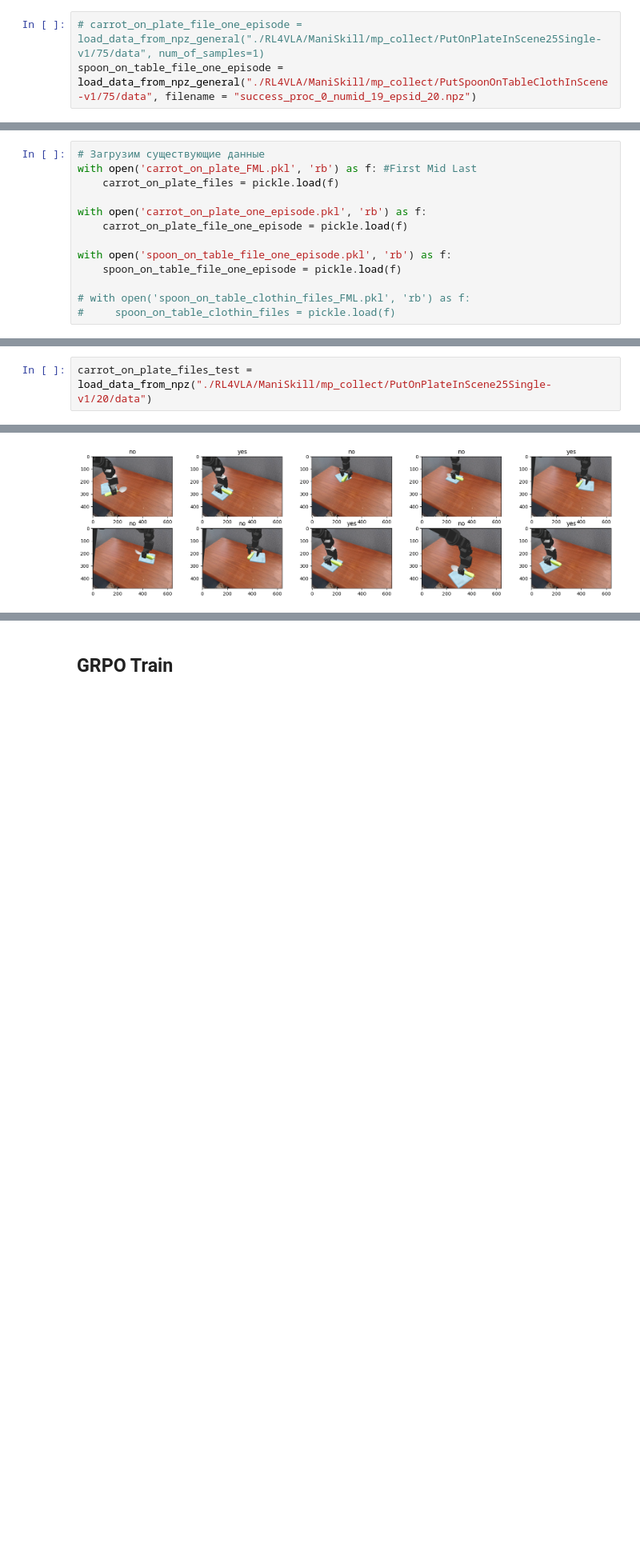
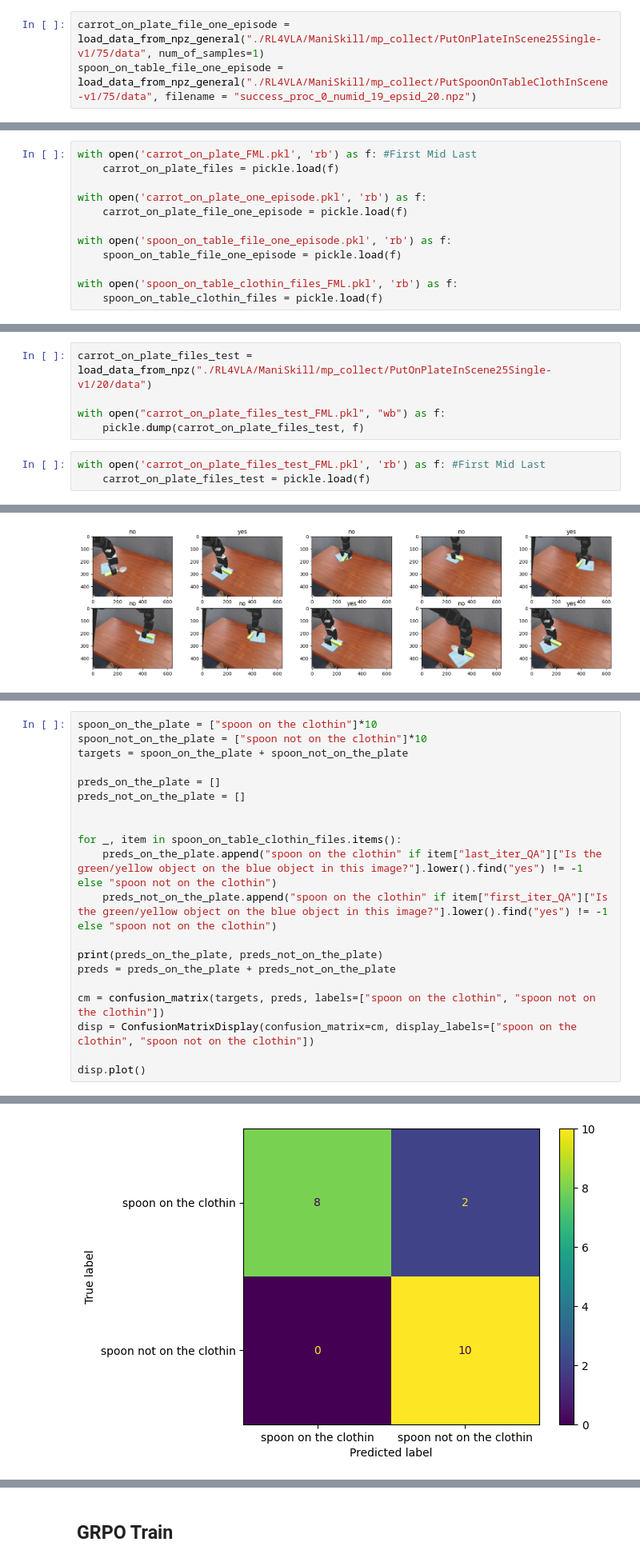
Before and after one commit to MrAnton07/VLA_MIPT, a Jupyter notebook: SmolVLA.ipynb, the cells around one changed output, grey strips where cells are left out. Shown at 80% size. Drawn from its saved outputs; the diff is of its cells as text; blank space fills up the shorter version.

````diff
--- a/SmolVLA.ipynb
+++ b/SmolVLA.ipynb
@@ -95,7 +130,7 @@ def load_data_from_npz_general(path = None, num_of_samples = None, filename = Fa
 carrot_on_plate_files = load_data_from_npz("./RL4VLA/ManiSkill/mp_collect/PutOnPlateInScene25Single-v1/75/data", num_of_samples=20)
 spoon_on_table_clothin_files = load_data_from_npz("./RL4VLA/ManiSkill/mp_collect/PutSpoonOnTableClothInScene-v1/75/data", num_of_samples=10)
 # %%
-# carrot_on_plate_file_one_episode = load_data_from_npz_general("./RL4VLA/ManiSkill/mp_collect/PutOnPlateInScene25Single-v1/75/data", num_of_samples=1)
+carrot_on_plate_file_one_episode = load_data_from_npz_general("./RL4VLA/ManiSkill/mp_collect/PutOnPlateInScene25Single-v1/75/data", num_of_samples=1)
 spoon_on_table_file_one_episode = load_data_from_npz_general("./RL4VLA/ManiSkill/mp_collect/PutSpoonOnTableClothInScene-v1/75/data", filename = "success_proc_0_numid_19_epsid_20.npz")
 # %%
 n = 33
@@ -269,7 +300,6 @@ collect_answers_general(spoon_on_table_file_one_episode, questions_list, model=m
 with open('spoon_on_table_file_one_episode.pkl', 'wb') as f:
     pickle.dump(spoon_on_table_file_one_episode, f)
 # %%
-# Загрузим существующие данные
 with open('carrot_on_plate_FML.pkl', 'rb') as f: #First Mid Last
     carrot_on_plate_files = pickle.load(f)
 
@@ -279,5 +309,5 @@ with open('carrot_on_plate_one_episode.pkl', 'rb') as f:
 with open('spoon_on_table_file_one_episode.pkl', 'rb') as f:
     spoon_on_table_file_one_episode = pickle.load(f)
 
-# with open('spoon_on_table_clothin_files_FML.pkl', 'rb') as f:
-#     spoon_on_table_clothin_files = pickle.load(f)
+with open('spoon_on_table_clothin_files_FML.pkl', 'rb') as f:
+    spoon_on_table_clothin_files = pickle.load(f)
@@ -847,4 +828,10 @@ python -m mani_skill.examples.motionplanning.widowx.collect_simpler \
 ```
 # %%
 carrot_on_plate_files_test = load_data_from_npz("./RL4VLA/ManiSkill/mp_collect/PutOnPlateInScene25Single-v1/20/data")
+
+with open("carrot_on_plate_files_test_FML.pkl", "wb") as f:
+    pickle.dump(carrot_on_plate_files_test, f)
+# %%
+with open('carrot_on_plate_files_test_FML.pkl', 'rb') as f: #First Mid Last
+    carrot_on_plate_files_test = pickle.load(f)
 # %%
@@ -1109,0 +1102,21 @@ for i, (_, item) in enumerate(spoon_on_table_clothin_files.items()):
+# %%
+spoon_on_the_plate = ["spoon on the clothin"]*10
+spoon_not_on_the_plate = ["spoon not on the clothin"]*10
+targets = spoon_on_the_plate + spoon_not_on_the_plate
+
+preds_on_the_plate = []
+preds_not_on_the_plate = []
+
+
+for _, item in spoon_on_table_clothin_files.items():
+    preds_on_the_plate.append("spoon on the clothin" if item["last_iter_QA"]["Is the green/yellow object on the blue object in this image?"].lower().find("yes") != -1 else "spoon not on the clothin")
+    preds_not_on_the_plate.append("spoon on the clothin" if item["first_iter_QA"]["Is the green/yellow object on the blue object in this image?"].lower().find("yes") != -1 else "spoon not on the clothin")
+
+print(preds_on_the_plate, preds_not_on_the_plate)
+preds = preds_on_the_plate + preds_not_on_the_plate
+
+cm = confusion_matrix(targets, preds, labels=["spoon on the clothin", "spoon not on the clothin"])
+disp = ConfusionMatrixDisplay(confusion_matrix=cm, display_labels=["spoon on the clothin", "spoon not on the clothin"])
+
+disp.plot()
+# %% [output]
@@ -1109,0 +1125 @@ for i, (_, item) in enumerate(spoon_on_table_clothin_files.items()):
+[figure, added]
````
Also changed, not shown: parts of 98 cells of this notebook, 5 other files.
